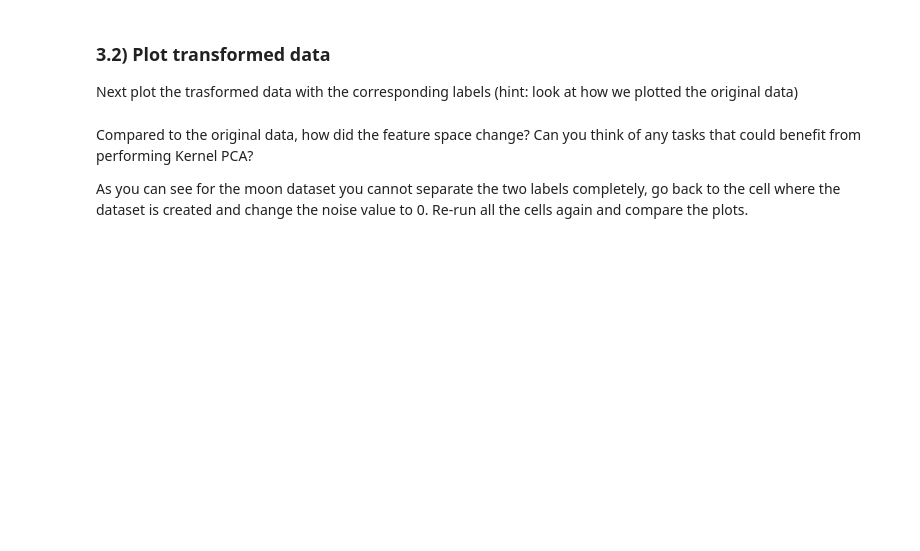
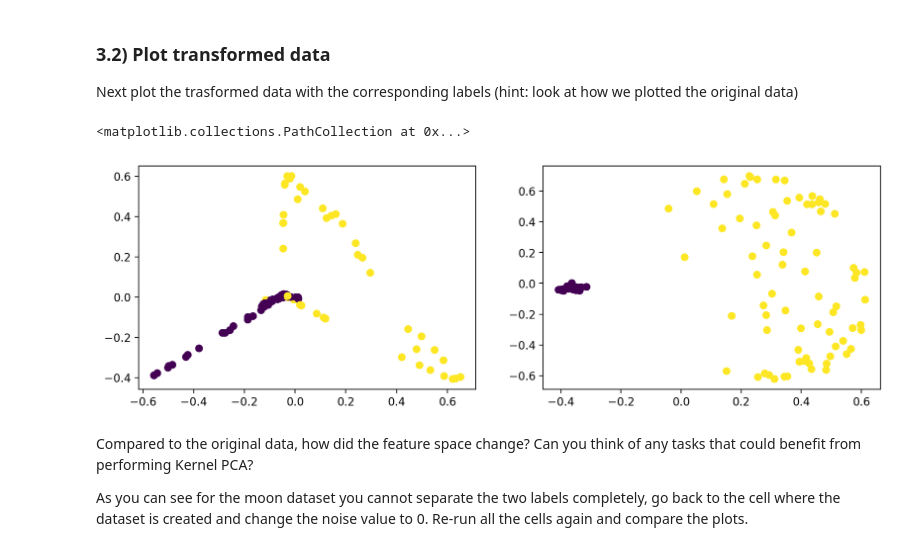
Before and after one commit to alexelwood14/lab_sheets_public, a Jupyter notebook: lab5/Lab5_PCA_and_ICA.ipynb, the cells around one changed output. Saved outputs shown, nothing was run; the diff lists cells and outputs as text; code cells hidden in the pictures; blank space fills up the shorter version.

```diff
--- a/lab5/Lab5_PCA_and_ICA.ipynb
+++ b/lab5/Lab5_PCA_and_ICA.ipynb
@@ -302,3 +303,10 @@ Write a function `kernel_PCA(dataset,gamma)` to perform KernelPCA (hint: check [
+# %%
+def kernel_PCA(dataset, gamma):
+    X = dataset[0]
+    transformer = KernelPCA(2, kernel='rbf', gamma=gamma)
+    X_transformed = transformer.fit_transform(X)
+
+    return X_transformed
 # %%
 X_moons_transformed = kernel_PCA(datasets['moons'], gamma=15)
 X_circles_transformed = kernel_PCA(datasets['circles'], gamma=10)
@@ -310,3 +316,12 @@ Next plot the trasformed data with the corresponding labels (hint: look at how w
+# %%
+figure = plt.figure(figsize=(12, 8))
+plt.subplot(221)
+plt.scatter(X_moons_transformed[:,0], X_moons_transformed[:, 1], c=y_moons)
+plt.subplot(222)
+plt.scatter(X_circles_transformed[:,0], X_circles_transformed[:, 1], c=y_circles)
+# %% [output]
+<matplotlib.collections.PathCollection at 0x...>
+[figure, added]
 # %% [markdown]
 Compared to the original data, how did the feature space change? Can you think of any tasks that could benefit from performing Kernel PCA?
 
```
Also changed, not shown: parts of 3 cells of this notebook.
